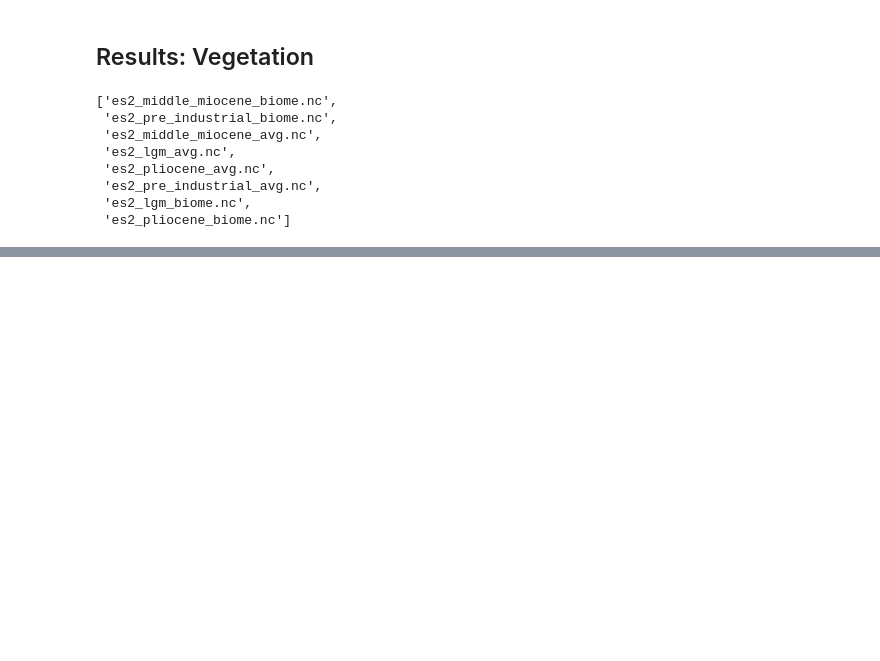
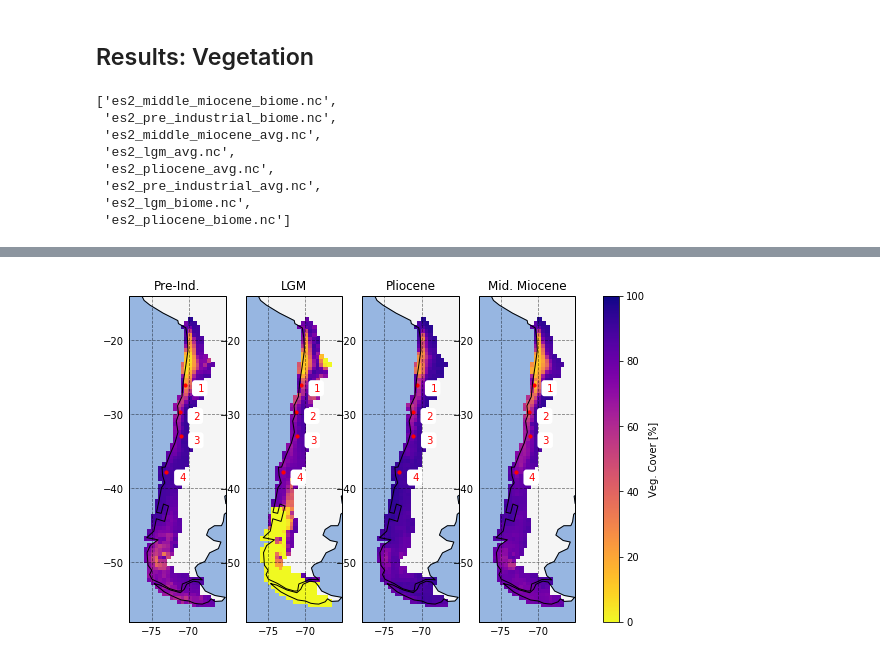
Before and after one commit to cwerner/earthshape2_paleosims, a Jupyter notebook: nbs/Overview.ipynb, the cells around one changed output, grey strips where cells are left out. Cells and saved outputs as stored; diff of their text form; code cells hidden in the pictures; blank space fills up the shorter version.

```diff
--- a/nbs/Overview.ipynb
+++ b/nbs/Overview.ipynb
@@ -100,0 +138,17 @@ fig.colorbar(p, ax=axes.ravel().tolist()).set_label('LAI');
+# %%
+# convert LAI to FPC
+import numpy as np
+for t in ts:
+    ds[t]['vegcover'] = (1.0 - np.exp(-0.5 * ds[t]['tot_sp_lai'])) * 100
+# %%
+# plot average veg cover
+fig, axes = plt.subplots(1, len(ts), subplot_kw={'projection': ccrs.PlateCarree()})
+
+for t, ax in zip(ts, axes.flatten()):
+    p = ds[t].vegcover.plot(ax=ax, transform=ccrs.PlateCarree(), cmap='plasma_r', vmin=0, vmax=100, add_colorbar=False)
+    beautify_map(ax, label=tsl[t], add_marker=True)
+fig.colorbar(p, ax=axes.ravel().tolist()).set_label('Veg. Cover [%]');
+
+plt.gcf().set_size_inches(10, 6) # bigger plot
+# %% [output]
+[figure, added]
```
Also changed, not shown: parts of 11 cells of this notebook.
